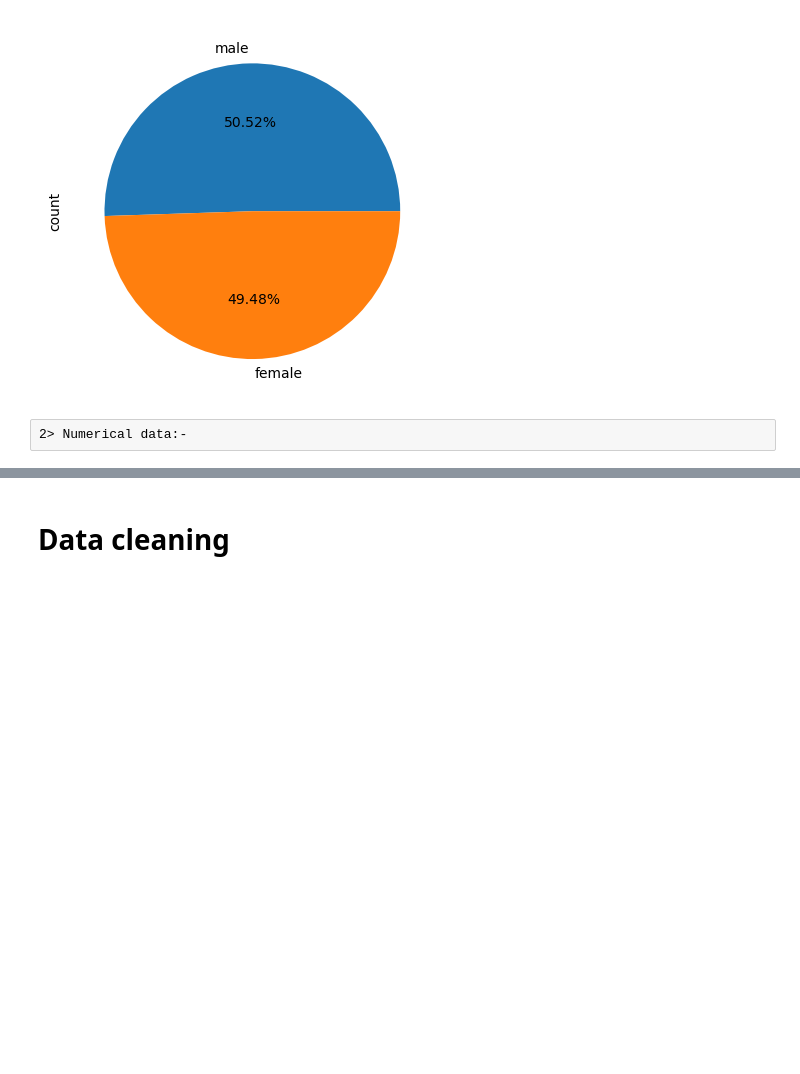
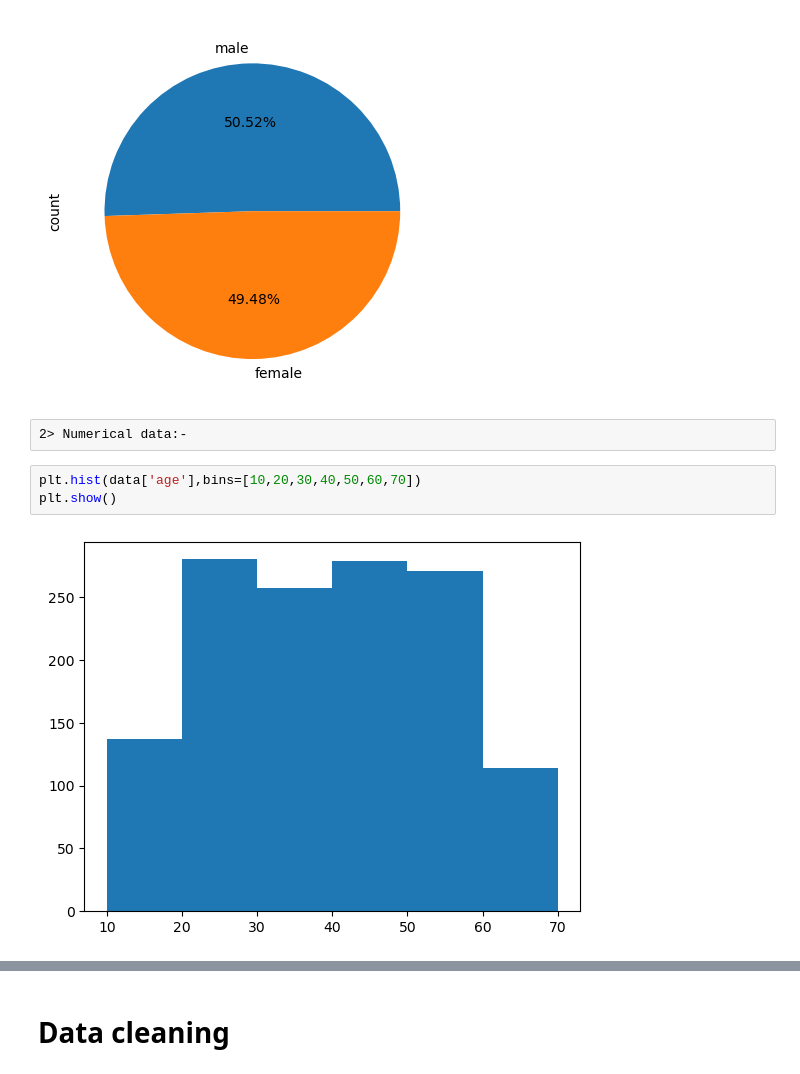
Before and after one commit to Abhinav145/Medical_price_prediction, a Jupyter notebook: Untitled.ipynb, the cells around one changed output, grey strips where cells are left out. Cells and saved outputs as stored; diff of their text form; blank space fills up the shorter version.

```diff
--- a/Untitled.ipynb
+++ b/Untitled.ipynb
@@ -95,3 +95,8 @@ plt.show()
 [figure]
 # %% [raw]
 2> Numerical data:-
+# %%
+plt.hist(data['age'],bins=[10,20,30,40,50,60,70])
+plt.show()
+# %% [output]
+[figure, added]
```
Also changed, not shown: parts of 9 cells of this notebook.
